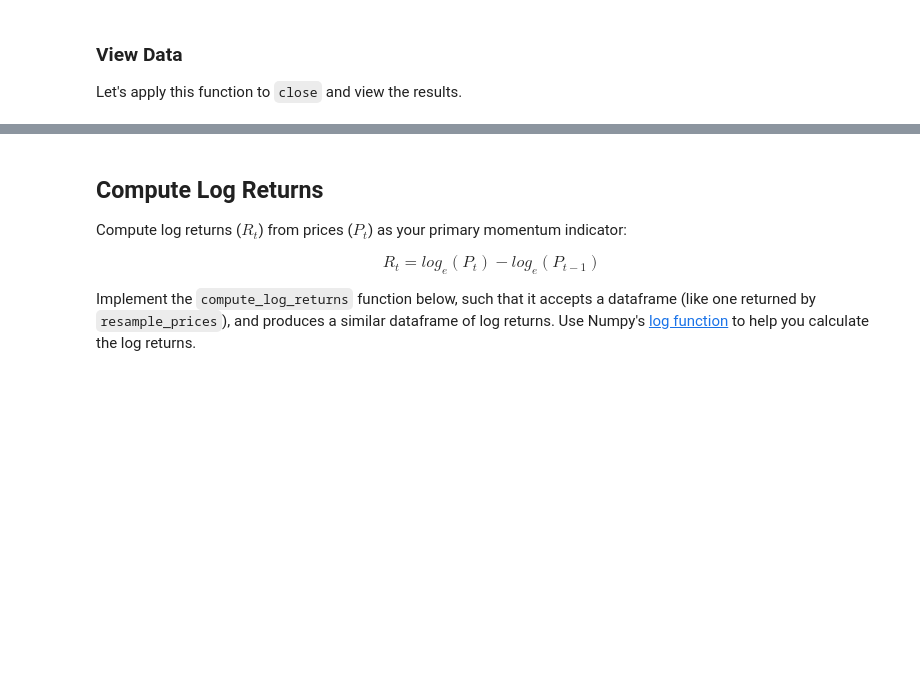
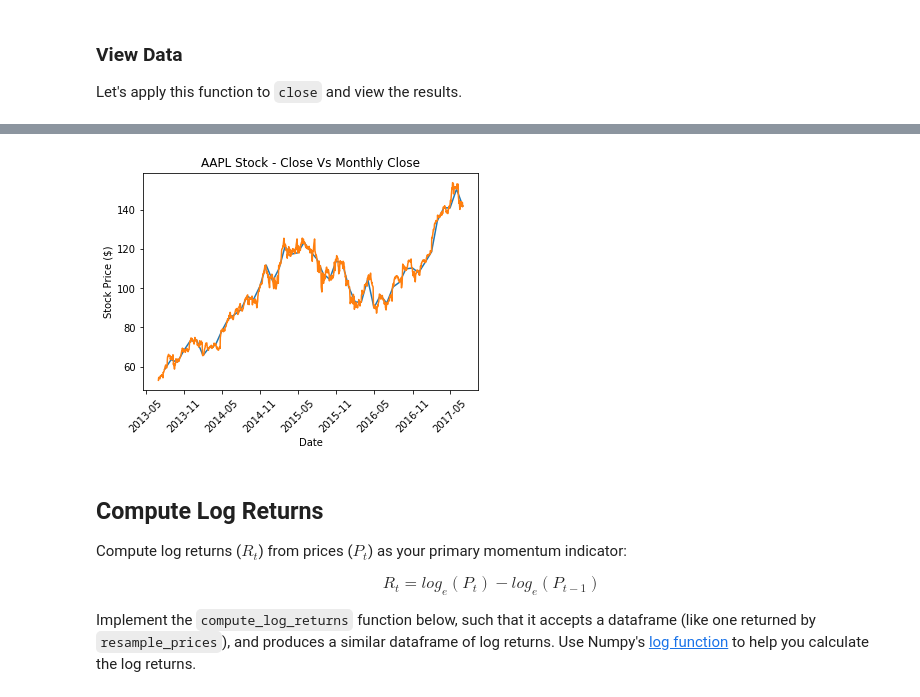
Before and after one commit to nfjb/basic-momentum-analysis, a Jupyter notebook: momentum_project.ipynb, the cells around one changed output, grey strips where cells are left out. Drawn from its saved outputs; the diff is of its cells as text; code cells hidden in the pictures; blank space fills up the shorter version.

```diff
--- a/momentum_project.ipynb
+++ b/momentum_project.ipynb
@@ -136,3 +70,14 @@ project_helper.plot_resampled_prices(
+# %%
+monthly_close = resample_prices(close)
+
+plt.plot(monthly_close['AAPL'])
+plt.plot(close['AAPL'])
+plt.title('AAPL Stock - Close Vs Monthly Close')
+plt.ylabel('Stock Price ($)')
+plt.xlabel('Date')
+plt.xticks(rotation=45);
+# %% [output]
+[figure, added]
 # %% [markdown]
 ## Compute Log Returns
 
```
Also changed, not shown: parts of 29 cells of this notebook.
